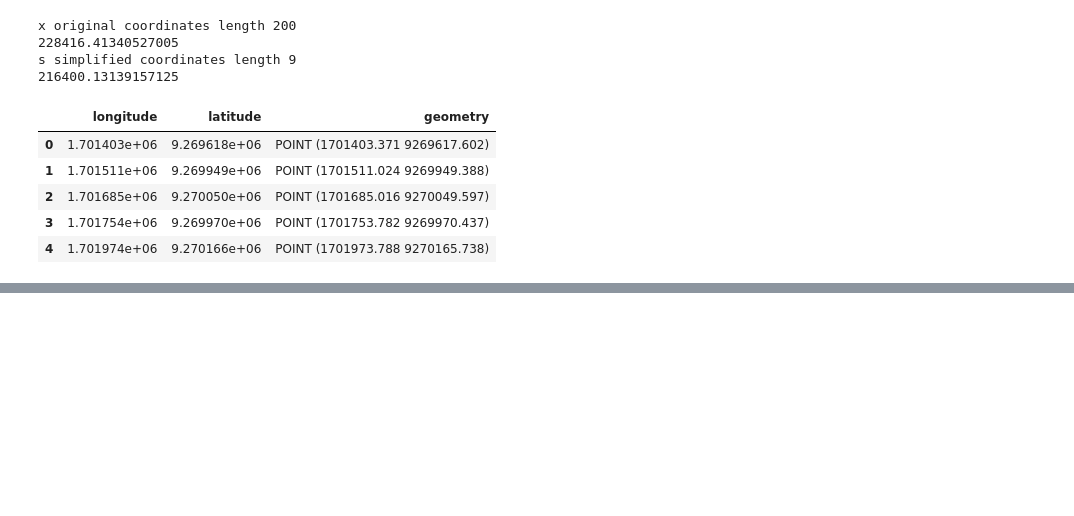
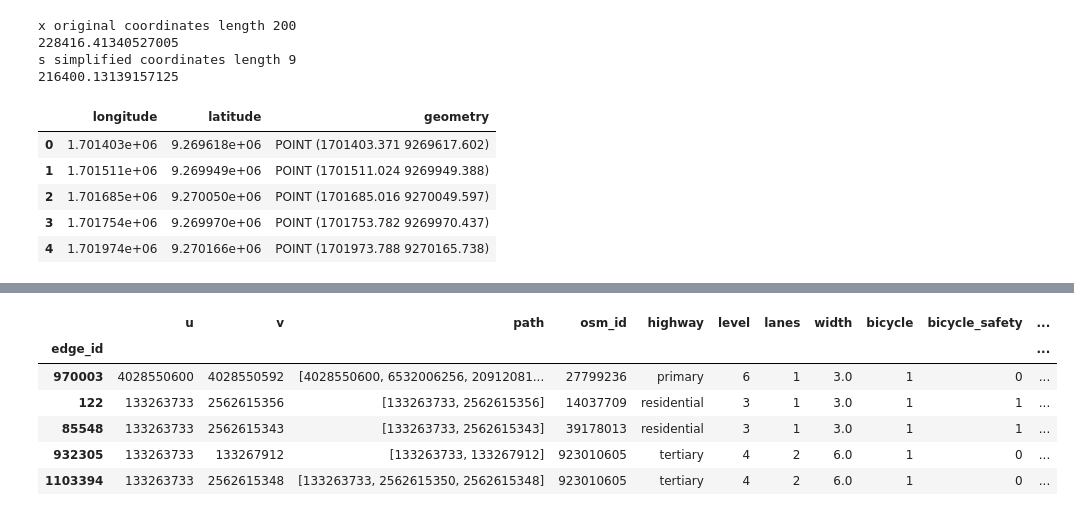
Before and after one commit to nvengeon/DataAnalysis, a Jupyter notebook: project_Nicolas.ipynb, the cells around one changed output, grey strips where cells are left out. Saved outputs shown, nothing was run; the diff lists cells and outputs as text; code cells hidden in the pictures; blank space fills up the shorter version.

```diff
--- a/project_Nicolas.ipynb
+++ b/project_Nicolas.ipynb
@@ -331,0 +369,10 @@ dfe_bike = dfe_bike[~(dfe_bike.is_empty | dfe_bike.geometry.isna())]
+# %%
+dfe_bike.head()
+# %% [output]
+|  | u | v | path | osm_id | highway | level | lanes | width | bicycle | bicycle_safety | ... |
+| edge_id |  |  |  |  |  |  |  |  |  |  | ... |
+| 970003 | 4028550600 | 4028550592 | [4028550600, 6532006256, 20912081... | 27799236 | primary | 6 | 1 | 3.0 | 1 | 0 | ... |
+| 122 | 133263733 | 2562615356 | [133263733, 2562615356] | 14037709 | residential | 3 | 1 | 3.0 | 1 | 1 | ... |
+| 85548 | 133263733 | 2562615343 | [133263733, 2562615343] | 39178013 | residential | 3 | 1 | 3.0 | 1 | 1 | ... |
+| 932305 | 133263733 | 133267912 | [133263733, 133267912] | 923010605 | tertiary | 4 | 2 | 6.0 | 1 | 0 | ... |
+| 1103394 | 133263733 | 2562615348 | [133263733, 2562615350, 2562615348] | 923010605 | tertiary | 4 | 2 | 6.0 | 1 | 0 | ... |
```
Also changed, not shown: parts of 19 cells of this notebook.
